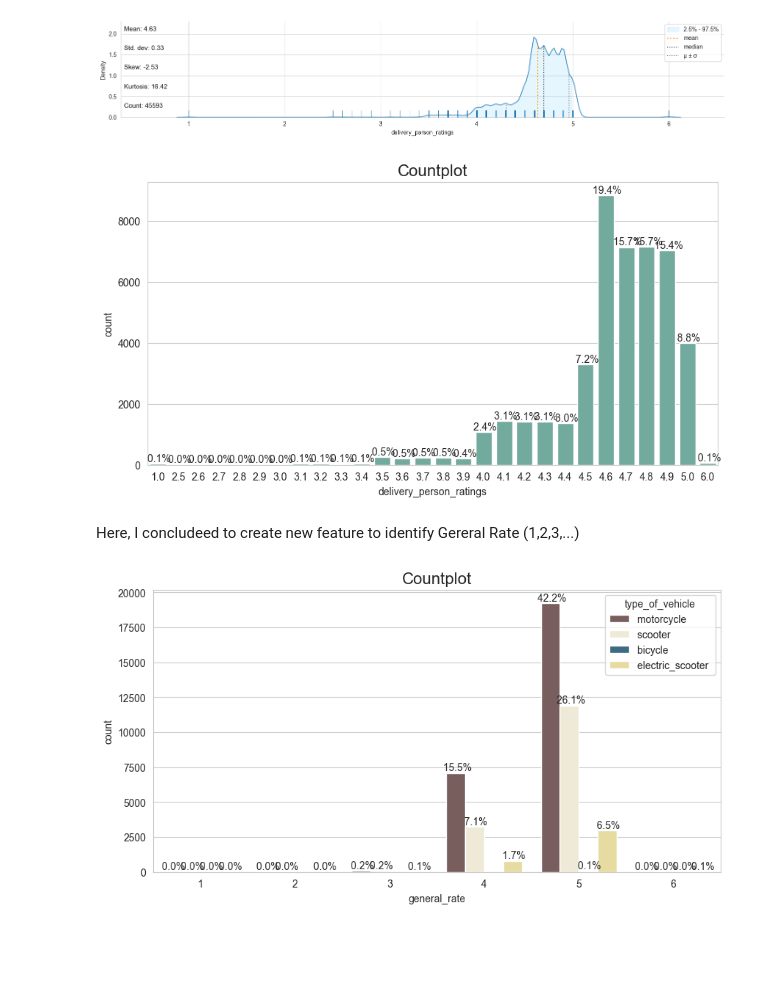
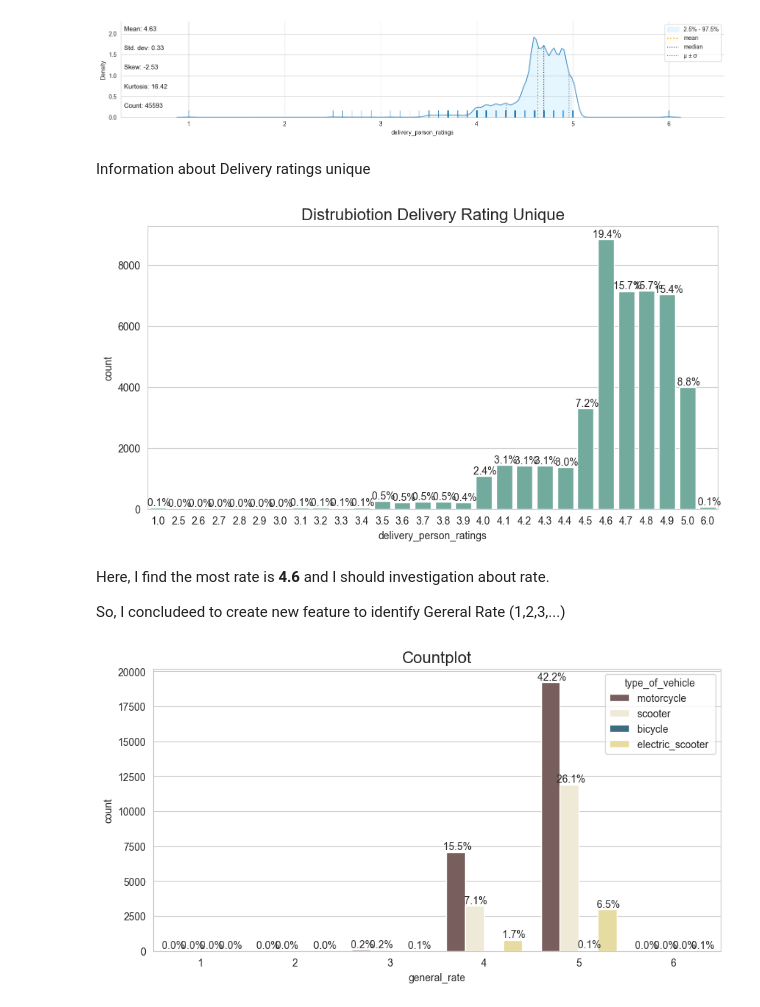
Before and after one commit to MrRezamo/Food_Delivery_Time_Prediction, a Jupyter notebook: Project/Main_Project.ipynb, the cells around one changed output. Saved outputs shown, nothing was run; the diff lists cells and outputs as text; code cells hidden in the pictures; blank space fills up the shorter version.

```diff
--- a/Project/Main_Project.ipynb
+++ b/Project/Main_Project.ipynb
@@ -153,17 +172,21 @@ klib.dist_plot(data['delivery_person_ratings']);
 # %% [output]
 Large dataset detected, using 10000 random samples for the plots. Summary statistics are still based on the entire dataset.
 [figure]
+# %% [markdown]
+Information about Delivery ratings unique
 # %%
-# Information about Delivery ratings unique
 countplot(
     data = data,
     column_name = 'delivery_person_ratings',
-    bar_labels = True
+    bar_labels = True,
+    title = 'Distrubiotion Delivery Rating Unique'
 );
 # %% [output]
-[figure, old version]
+[figure, new version]
 # %% [markdown]
-Here, I concludeed to create new feature to identify Gereral Rate (1,2,3,...)
+Here, I find the most rate is **4.6** and I should investigation about rate.
+
+So, I concludeed to create new feature to identify Gereral Rate (1,2,3,...)
 # %%
 data['general_rate'] = data['delivery_person_ratings'].round().astype(int)
 
```
Also changed, not shown: parts of 41 cells of this notebook.
